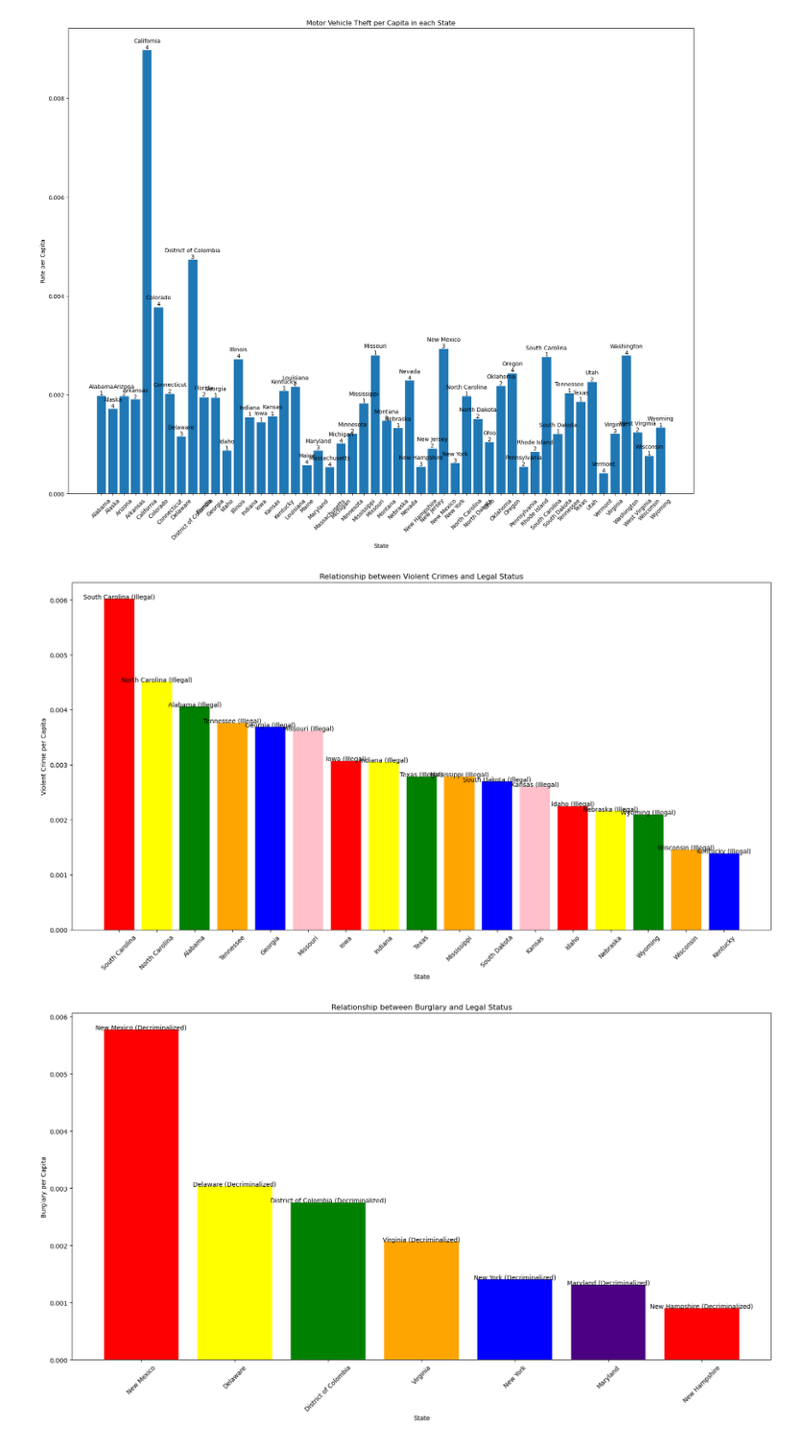
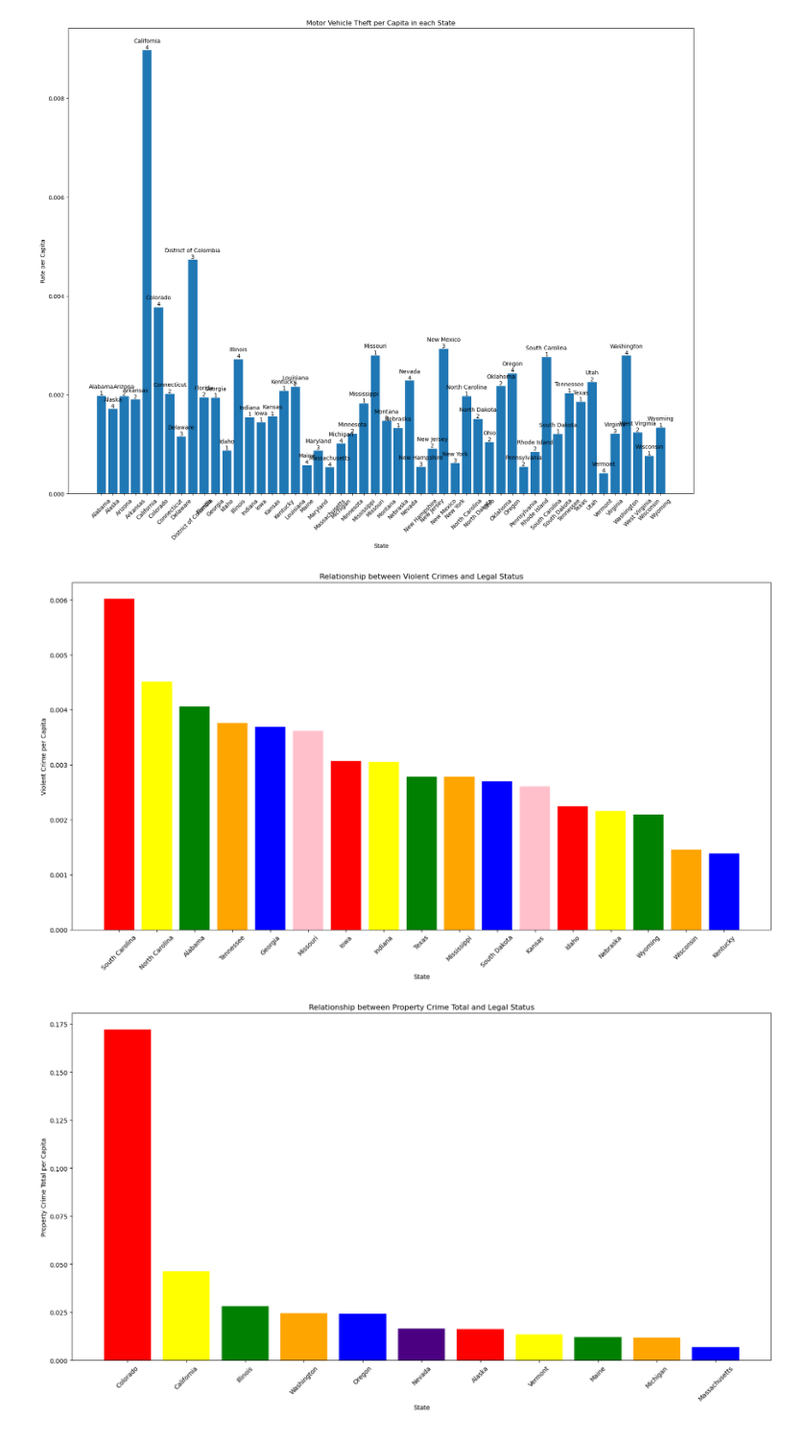
Before and after one commit to NeonOstrich/Crime-and-Cannabis-Legal-Status-Analysis-Team-Project, a Jupyter notebook: Data Visualiztion/Data Visualization.ipynb, the cells around one changed output. Shown at 96% size. Drawn from its saved outputs; the diff is of its cells as text; code cells hidden in the pictures.

Commit message:
Removed Labels atop Bars in relationship graph.

```diff
--- a/Data Visualiztion/Data Visualization.ipynb
+++ b/Data Visualiztion/Data Visualization.ipynb
@@ -318,9 +318,7 @@ plt.figure(figsize=(20, 10)) # increase the size of the figure
 
 plt.bar(grouped_state_code1["State"], grouped_state_code1["Violent Crime per Capita"], color=colors)
 
-# add the text labels
-for i, row in grouped_state_code1.iterrows():
-    plt.text(row["State"], row["Violent Crime per Capita"], f"{row['State']} ({row['Legal Status']})", ha='center')
+
 
 # add title and labels
 plt.title("Relationship between Violent Crimes and Legal Status")
@@ -332,7 +330,7 @@ plt.xticks(rotation=45) # rotate the x-axis labels by 45 degrees
 # show the plot
 plt.show()
 # %% [output]
-[figure, old version]
+[figure, new version]
 # %%
 #This line of code will allow you to select the type of crime and the legal status.
 
@@ -359,9 +357,6 @@ def plot_crime_by_legal_status(df, crime_type, legal_status):
 
     plt.bar(grouped_state_code["State"], grouped_state_code[crime_type + " per Capita"], color=colors)
 
-    # add the text labels
-    for i, row in grouped_state_code.iterrows():
-        plt.text(row["State"], row[crime_type + " per Capita"], f"{row['State']} ({row['Legal Status']})", ha='center')
 
     # add title and labels
     plt.title("Relationship between " + crime_type + " and Legal Status")
@@ -374,6 +369,6 @@ def plot_crime_by_legal_status(df, crime_type, legal_status):
     plt.show()
 # %%
 #Line of Query: Just tyoe the type of crime and the legal status and it'll show a graph.
-plot_crime_by_legal_status(merged_table_df, "Burglary", "Decriminalized")
+plot_crime_by_legal_status(merged_table_df, "Property Crime Total", "Recreational")
 # %% [output]
-[figure, old version]
+[figure, new version]
```
Also changed, not shown: 32 other files.
